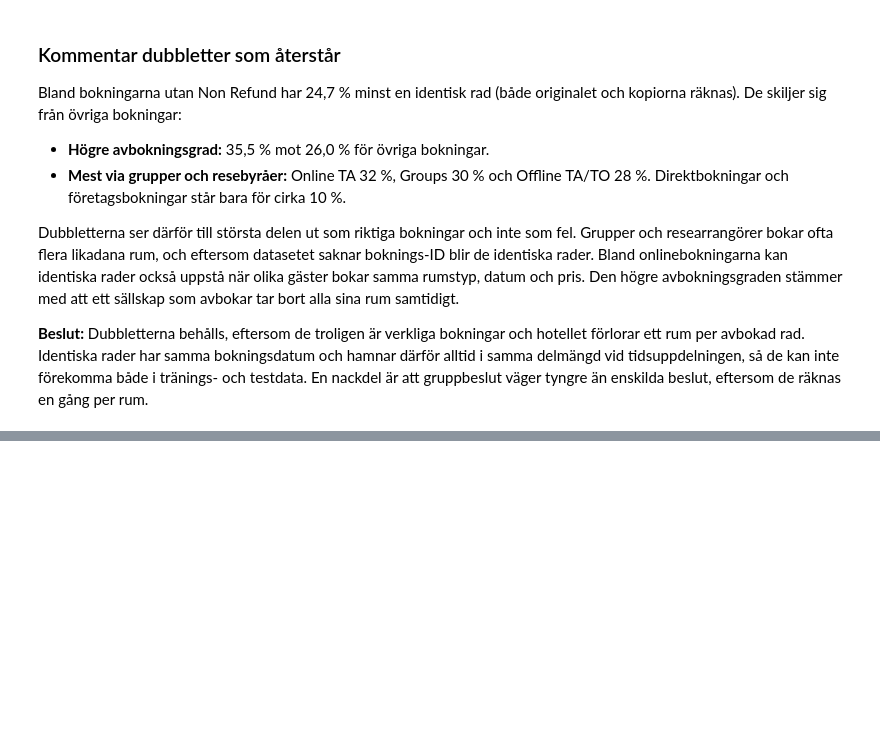
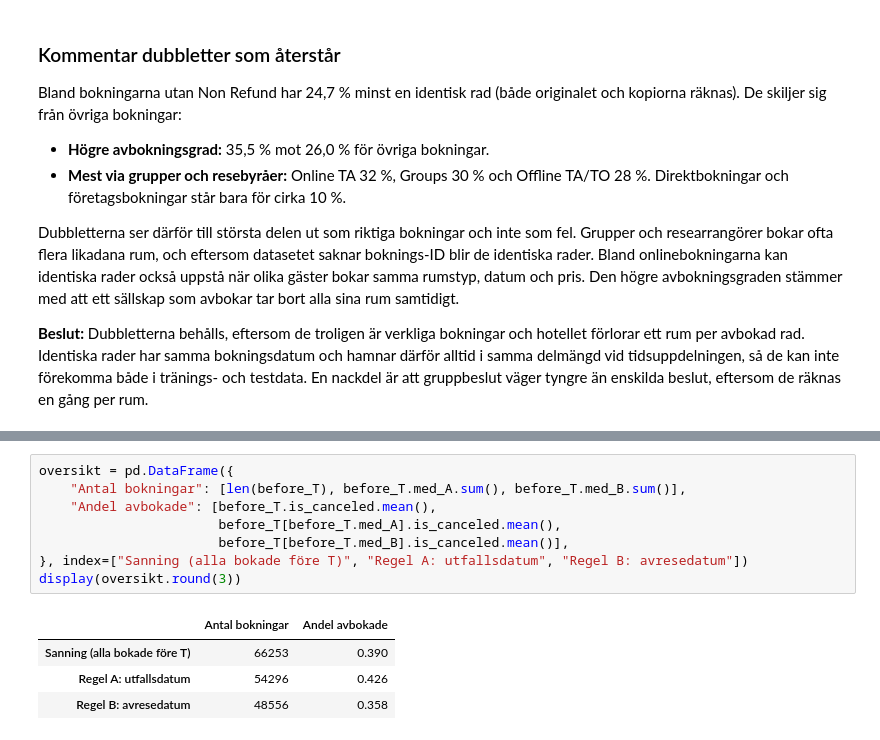
Before and after one commit to MalinMo/flotation-silica-prediction, a Jupyter notebook: notebooks/eda_hotel_2.ipynb, the cells around one changed output, grey strips where cells are left out. Drawn from its saved outputs; the diff is of its cells as text; blank space fills up the shorter version.

```diff
--- a/notebooks/eda_hotel_2.ipynb
+++ b/notebooks/eda_hotel_2.ipynb
@@ -514,0 +618,13 @@ Dubbletterna ser därför till största delen ut som riktiga bokningar och inte
+# %%
+oversikt = pd.DataFrame({
+    "Antal bokningar": [len(before_T), before_T.med_A.sum(), before_T.med_B.sum()],
+    "Andel avbokade": [before_T.is_canceled.mean(),
+                       before_T[before_T.med_A].is_canceled.mean(),
+                       before_T[before_T.med_B].is_canceled.mean()],
+}, index=["Sanning (alla bokade före T)", "Regel A: utfallsdatum", "Regel B: avresedatum"])
+display(oversikt.round(3))
+# %% [output]
+|  | Antal bokningar | Andel avbokade |
+| Sanning (alla bokade före T) | 66253 | 0.390 |
+| Regel A: utfallsdatum | 54296 | 0.426 |
+| Regel B: avresedatum | 48556 | 0.358 |
```
Also changed, not shown: parts of 16 cells of this notebook, 1 other file.
